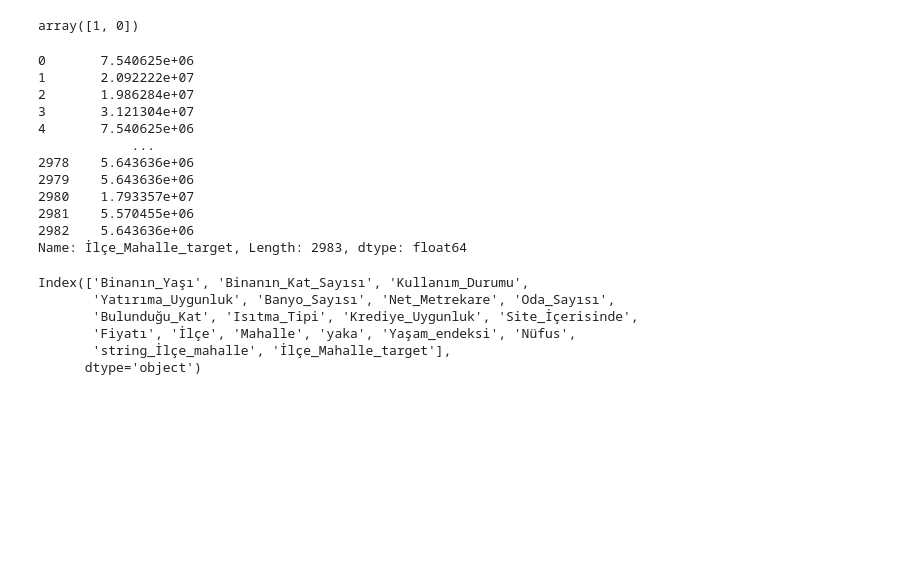
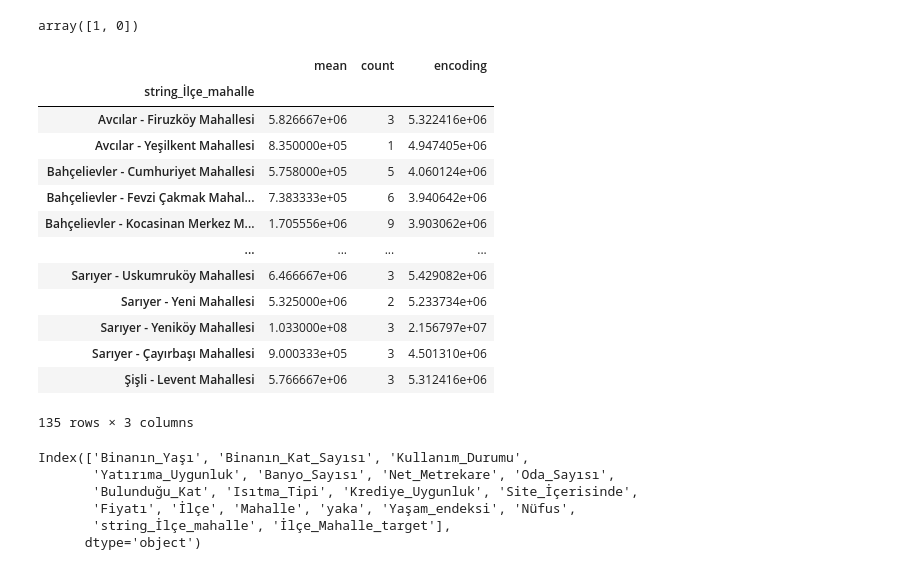
Before and after one commit to AloneMask001/Istanbul-Hause-Price-Prediction, a Jupyter notebook: main.ipynb, the cells around one changed output. Drawn from its saved outputs; the diff is of its cells as text; code cells hidden in the pictures; blank space fills up the shorter version.

```diff
--- a/main.ipynb
+++ b/main.ipynb
@@ -444,27 +444,52 @@ ham_veri = pd.read_csv('ev_verisi.csv')
 # %%
 veri_ham = pd.read_csv('ev_verisi.csv')
 veri['İlçe_Mahalle'] = veri_ham['İlçe'] + ' - ' + veri_ham['Mahalle']
 string_İlçe_mahalle = veri['İlçe_Mahalle']
 
+#smoothing value
+m = 15
+global_mean = veri["Fiyatı"].mean()
+
 veri.loc[:, 'string_İlçe_mahalle'] = string_İlçe_mahalle
+mahalle_ort = veri.groupby('string_İlçe_mahalle')['Fiyatı'].agg(["mean", "count"])
+#smoothing part
+mahalle_ort["encoding"] = (mahalle_ort["count"] * mahalle_ort["mean"] + m * global_mean) / (m + mahalle_ort["count"])
+veri['İlçe_Mahalle_target'] = veri['string_İlçe_mahalle'].map(mahalle_ort["encoding"])
 
-mahalle_ort = veri.groupby('string_İlçe_mahalle')['Fiyatı'].mean()
-veri['İlçe_Mahalle_target'] = veri['string_İlçe_mahalle'].map(mahalle_ort)
 
-veri['İlçe_Mahalle_target']
+#target encoding.
+#To avoid overfitting i will implement smoothing using sigmoid function.
+#First detecting ilçe mahalle combinations where less than 15. If it is less than five i make them to close to mean.
+#a = np.where(veri['İlçe_Mahalle_target'].value_counts() < 10)
+"""
+(array([ 94,  95,  96,  97,  98,  99, 100, 101, 102, 103, 104, 105, 106,
+        107, 108, 109, 110, 111, 112, 113, 114, 115, 116, 117, 118, 119,
+        120, 121, 122, 123, 124, 125, 126, 127, 128, 129, 130, 131, 132,
+        133, 134, 135, 136, 137, 138, 139, 140, 141, 142, 143, 144, 145,
+        146, 147, 148, 149, 150, 151, 152, 153, 154, 155, 156, 157, 158,
+        159, 160, 161, 162, 163, 164, 165, 166, 167, 168, 169, 170, 171,
+        172, 173, 174, 175, 176, 177, 178, 179, 180, 181, 182, 183, 184,
+        185, 186, 187, 188, 189, 190, 191, 192, 193, 194, 195, 196, 197,
+        198, 199, 200, 201, 202, 203, 204, 205, 206, 207, 208, 209, 210,
+        211, 212, 213, 214, 215, 216, 217, 218, 219, 220, 221, 222, 223,
+        224, 225, 226]),)
+"""
+mahalle_ort[mahalle_ort["count"] < 10]
 # %% [output]
+|  | mean | count | encoding |
+| string_İlçe_mahalle |  |  |  |
+| Avcılar - Firuzköy Mahallesi | 5.826667e+06 | 3 | 5.322416e+06 |
+| Avcılar - Yeşilkent Mahallesi | 8.350000e+05 | 1 | 4.947405e+06 |
+| Bahçelievler - Cumhuriyet Mahallesi | 5.758000e+05 | 5 | 4.060124e+06 |
+| Bahçelievler - Fevzi Çakmak Mahal... | 7.383333e+05 | 6 | 3.940642e+06 |
+| Bahçelievler - Kocasinan Merkez M... | 1.705556e+06 | 9 | 3.903062e+06 |
+| ... | ... | ... | ... |
+| Sarıyer - Uskumruköy Mahallesi | 6.466667e+06 | 3 | 5.429082e+06 |
+| Sarıyer - Yeni Mahallesi | 5.325000e+06 | 2 | 5.233734e+06 |
+| Sarıyer - Yeniköy Mahallesi | 1.033000e+08 | 3 | 2.156797e+07 |
+| Sarıyer - Çayırbaşı Mahallesi | 9.000333e+05 | 3 | 4.501310e+06 |
+| Şişli - Levent Mahallesi | 5.766667e+06 | 3 | 5.312416e+06 |
-0       7.540625e+06
-1       2.092222e+07
-2       1.986284e+07
-3       3.121304e+07
-4       7.540625e+06
-            ...
-2978    5.643636e+06
-2979    5.643636e+06
-2980    1.793357e+07
-2981    5.570455e+06
-2982    5.643636e+06
-Name: İlçe_Mahalle_target, Length: 2983, dtype: float64
+135 rows × 3 columns
 # %%
 veri = veri.drop(['İlçe_Mahalle'], axis = 1)
 # %%
```
Also changed, not shown: parts of 24 cells of this notebook.
